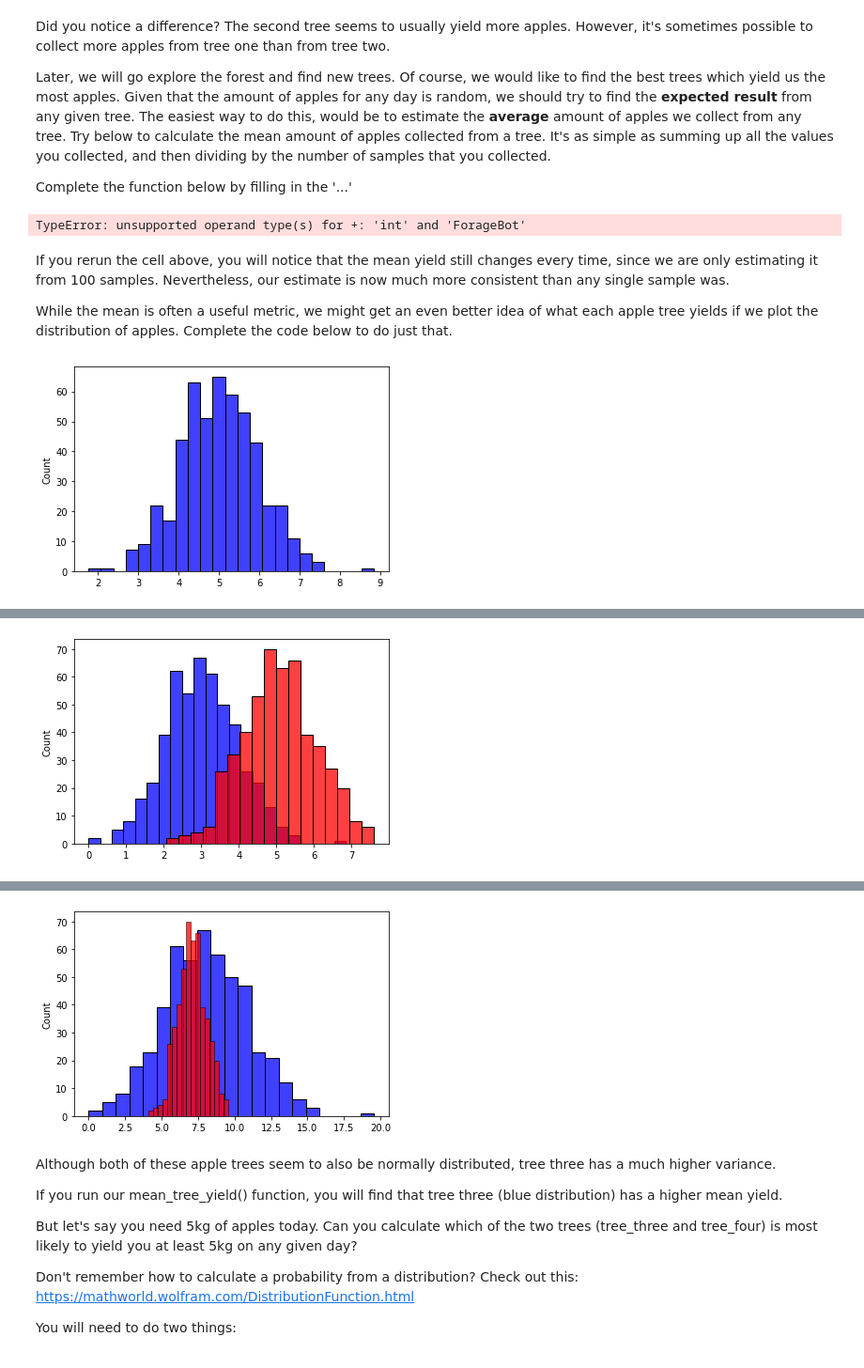
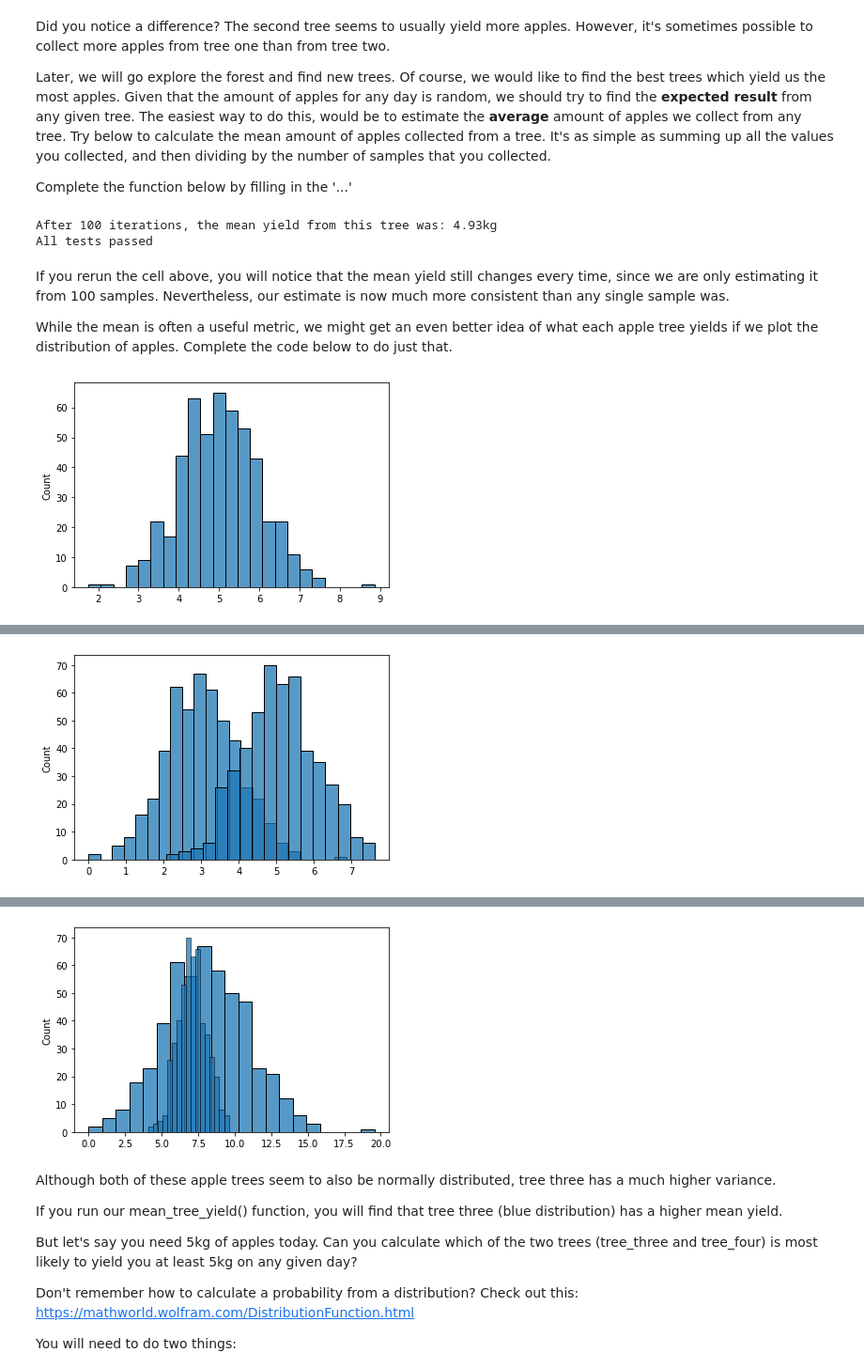
Before and after one commit to mluisab/computational-thinking-week-individual-14201089, a Jupyter notebook: challenge_foraging/challenge_foraging_robot.ipynb, the cells around one changed output, grey strips where cells are left out. Shown: that part at 94% size. Cells and saved outputs as stored; diff of their text form; code cells hidden in the pictures.

```diff
--- a/challenge_foraging/challenge_foraging_robot.ipynb
+++ b/challenge_foraging/challenge_foraging_robot.ipynb
@@ -82,7 +82,8 @@ def mean_tree_yield(tree, iterations=100) -> float:
     samples = []
     # Collect one new sample from the given tree in each iteration using the forage() function of our bot.
     for i in range(iterations):
-        samples.append(forageBot)
+        s= forageBot.forage(tree)
+        samples.append(s)
     # Calculate and return the mean
     return sum(samples) / len(samples)
 
@@ -94,7 +95,8 @@ print(f'After 100 iterations, the mean yield from this tree was: {mean_result:.0
 # This function is graded. You can uncomment the line below to test whether your function passes.
 tests.Test_MeanTreeYield(mean_tree_yield);
 # %% [output]
-TypeError: unsupported operand type(s) for +: 'int' and 'ForageBot'
+After 100 iterations, the mean yield from this tree was: 4.93kg
+All tests passed
 # %% [markdown]
 If you rerun the cell above, you will notice that the mean yield still changes every time, since we are only estimating it from 100 samples. Nevertheless, our estimate is now much more consistent than any single sample was.
 
@@ -102,25 +104,25 @@ While the mean is often a useful metric, we might get an even better idea of wha
 # %%
 def plot_distribution(samples, color='blue') -> None:
     """ Plots the distribution of collected samples.
 
     Args:
         samples: A list of samples from a distribution.
         color: Name of the color in which to draw the distribution
     """
-
+    sns.histplot(samples)
     # Hint: Use the histplot function of seaborn (imported as sns)
     ...
     return None
 
 
 
 # Set random seed so output matches the expected output
 np.random.seed(42)
 # Collect from a tree 500 times
 samples = [forageBot.forage(tree_two) for i in range(500)]
 plot_distribution(samples)
 # %% [output]
-[figure, old version]
+[figure, new version]
 # %% [markdown]
 You should generate this image:
 
@@ -139,7 +141,7 @@ samples_two = [forageBot.forage(tree_two) for i in range(500)]
 plot_distribution(samples_one, color='blue')
 plot_distribution(samples_two, color='red')
 # %% [output]
-[figure, old version]
+[figure, new version]
 # %% [markdown]
 You should generate this image:
 
@@ -163,7 +165,7 @@ samples_four = [forageBot.forage(tree_four) for i in range(500)]
 plot_distribution(samples_three, color='blue')
 plot_distribution(samples_four, color='red')
 # %% [output]
-[figure, old version]
+[figure, new version]
 # %% [markdown]
 Although both of these apple trees seem to also be normally distributed, tree three has a much higher variance.
 
```
Also changed, not shown: parts of 3 cells of this notebook, 2 other files.
